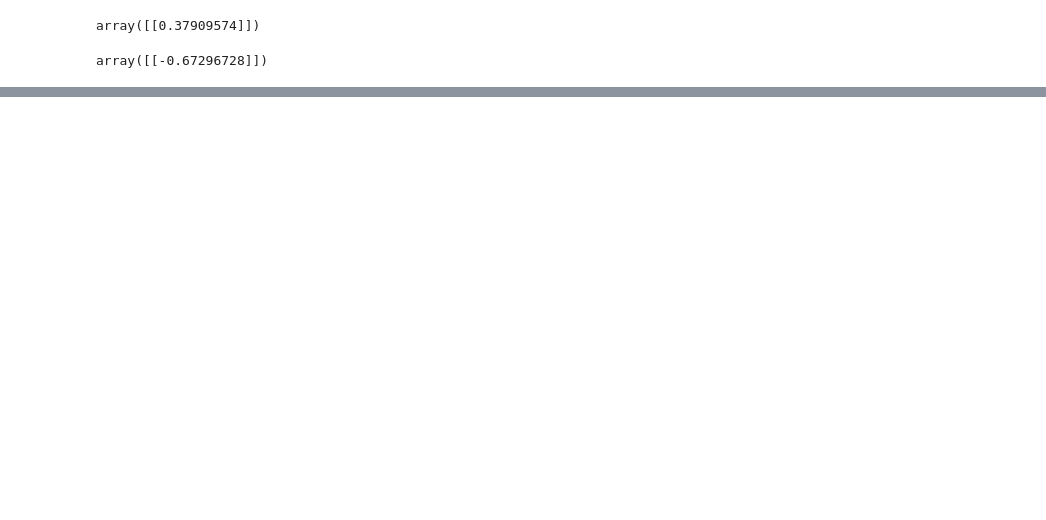
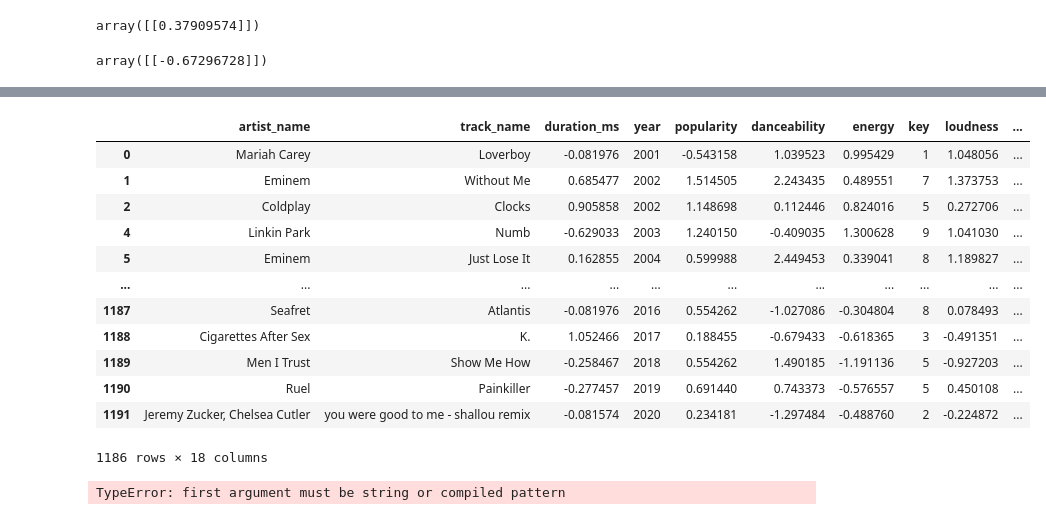
Before and after one commit to ZacJQ/Musis_Recommendation_Engine, a Jupyter notebook: models/recommender/knn_new.ipynb, the cells around one changed output, grey strips where cells are left out. Drawn from its saved outputs; the diff is of its cells as text; code cells hidden in the pictures; blank space fills up the shorter version.

```diff
--- a/models/recommender/knn_new.ipynb
+++ b/models/recommender/knn_new.ipynb
@@ -204,0 +264,16 @@ array([[-0.67296728]])
+# %%
+df
+# %% [output]
+|  | artist_name | track_name | duration_ms | year | popularity | danceability | energy | key | loudness | ... |
+| 0 | Mariah Carey | Loverboy | -0.081976 | 2001 | -0.543158 | 1.039523 | 0.995429 | 1 | 1.048056 | ... |
+| 1 | Eminem | Without Me | 0.685477 | 2002 | 1.514505 | 2.243435 | 0.489551 | 7 | 1.373753 | ... |
+| 2 | Coldplay | Clocks | 0.905858 | 2002 | 1.148698 | 0.112446 | 0.824016 | 5 | 0.272706 | ... |
+| 4 | Linkin Park | Numb | -0.629033 | 2003 | 1.240150 | -0.409035 | 1.300628 | 9 | 1.041030 | ... |
+| 5 | Eminem | Just Lose It | 0.162855 | 2004 | 0.599988 | 2.449453 | 0.339041 | 8 | 1.189827 | ... |
+| ... | ... | ... | ... | ... | ... | ... | ... | ... | ... | ... |
+| 1187 | Seafret | Atlantis | -0.081976 | 2016 | 0.554262 | -1.027086 | -0.304804 | 8 | 0.078493 | ... |
+| 1188 | Cigarettes After Sex | K. | 1.052466 | 2017 | 0.188455 | -0.679433 | -0.618365 | 3 | -0.491351 | ... |
+| 1189 | Men I Trust | Show Me How | -0.258467 | 2018 | 0.554262 | 1.490185 | -1.191136 | 5 | -0.927203 | ... |
+| 1190 | Ruel | Painkiller | -0.277457 | 2019 | 0.691440 | 0.743373 | -0.576557 | 5 | 0.450108 | ... |
+| 1191 | Jeremy Zucker, Chelsea Cutler | you were good to me - shallou remix | -0.081574 | 2020 | 0.234181 | -1.297484 | -0.488760 | 2 | -0.224872 | ... |
+1186 rows × 18 columns
@@ -204,0 +284,22 @@ array([[-0.67296728]])
+# %%
+from typing import List
+
+def search_songs(song_name: str, artist_name: str | None=None) -> List[dict]:
+    # Perform case-insensitive rough match on song name and artist name
+    if artist_name == None:
+        filtered_df = df[
+            df['track_name'].str.contains(song_name, case=False)
+        ]
+    else:
+        filtered_df = df[
+            df['track_name'].str.contains(song_name, case=False)
+        ]
+
+    # Return the filtered results as a list of dictionaries
+    return filtered_df[['artist_name', 'track_name', 'year', 'tempo', 'mood']].to_dict(orient='records')
+
+
+
+search_songs("In the end")
+# %% [output]
+TypeError: first argument must be string or compiled pattern
```
Also changed, not shown: parts of 6 cells of this notebook, 7 other files.
